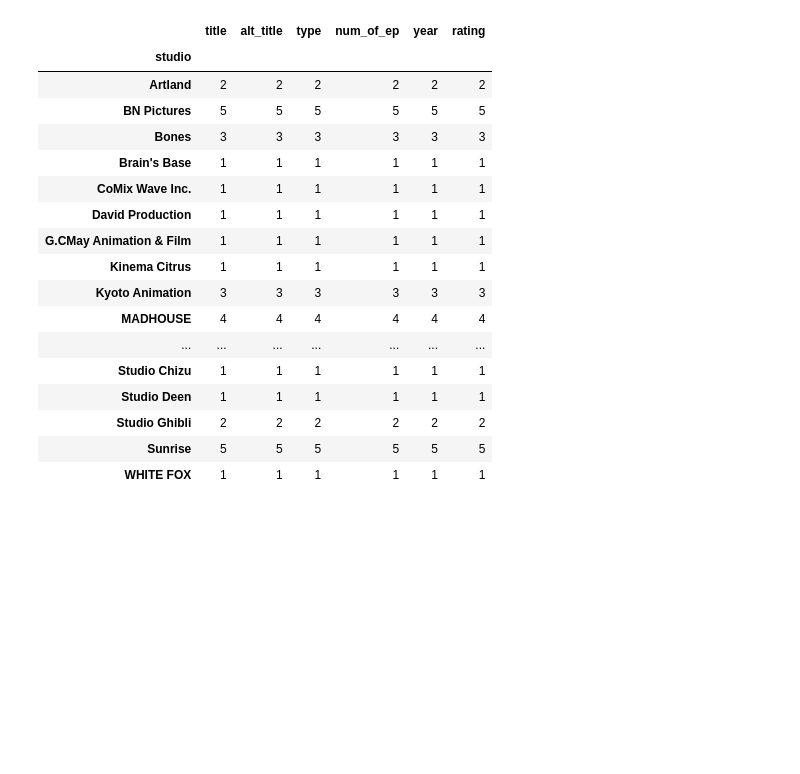
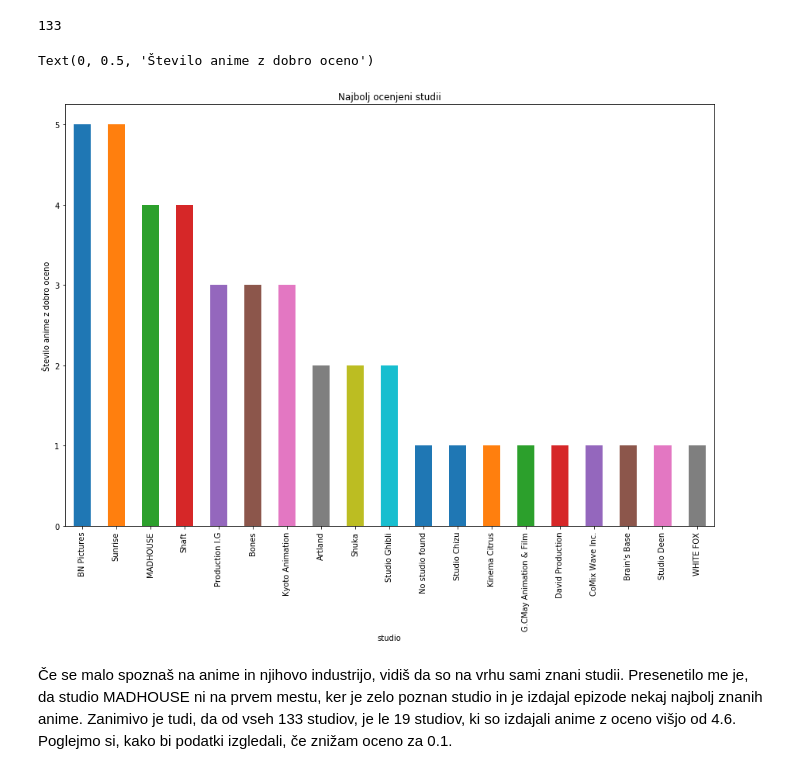
Before and after one commit to borutzupan/Analiza_podatkov, a Jupyter notebook: Analiza_podatkov_pandas.ipynb, the cells around one changed output. Saved outputs shown, nothing was run; the diff lists cells and outputs as text; code cells hidden in the pictures; blank space fills up the shorter version.

```diff
--- a/Analiza_podatkov_pandas.ipynb
+++ b/Analiza_podatkov_pandas.ipynb
@@ -18,2 +113,3 @@ pd.options.display.max_rows = 20
 # %%
-studii = anime[(anime.studio != 'No studio found') & (anime.rating >= 4.6)].sort_values('rating', ascending=True).groupby('studio')
+studii_6 = anime[anime.rating >= 4.6].groupby('studio').size().sort_values(ascending=False)
+studii_6
@@ -20,21 +134,15 @@ studii = anime[(anime.studio != 'No studio found') & (anime.rating >= 4.6)].sort
-# %%
-studii.count()
-# %% [output]
-|  | title | alt_title | type | num_of_ep | year | rating |
-| studio |  |  |  |  |  |  |
-| Artland | 2 | 2 | 2 | 2 | 2 | 2 |
-| BN Pictures | 5 | 5 | 5 | 5 | 5 | 5 |
-| Bones | 3 | 3 | 3 | 3 | 3 | 3 |
-| Brain's Base | 1 | 1 | 1 | 1 | 1 | 1 |
-| CoMix Wave Inc. | 1 | 1 | 1 | 1 | 1 | 1 |
-| David Production | 1 | 1 | 1 | 1 | 1 | 1 |
-| G.CMay Animation & Film | 1 | 1 | 1 | 1 | 1 | 1 |
-| Kinema Citrus | 1 | 1 | 1 | 1 | 1 | 1 |
-| Kyoto Animation | 3 | 3 | 3 | 3 | 3 | 3 |
-| MADHOUSE | 4 | 4 | 4 | 4 | 4 | 4 |
-| ... | ... | ... | ... | ... | ... | ... |
-| Studio Chizu | 1 | 1 | 1 | 1 | 1 | 1 |
-| Studio Deen | 1 | 1 | 1 | 1 | 1 | 1 |
-| Studio Ghibli | 2 | 2 | 2 | 2 | 2 | 2 |
-| Sunrise | 5 | 5 | 5 | 5 | 5 | 5 |
-| WHITE FOX | 1 | 1 | 1 | 1 | 1 | 1 |
+# %%
+vsi_studii = anime.groupby('studio').size()
+len(vsi_studii)
+# %% [output]
+133
+# %%
+studii_6.plot.bar()
+plt.title('Najbolj ocenjeni studii')
+plt.ylabel('Število anime z dobro oceno')
+# %% [output]
+Text(0, 0.5, 'Število anime z dobro oceno')
+[figure, added]
+# %% [markdown]
+Če se malo spoznaš na anime in njihovo industrijo, vidiš da so na vrhu sami znani studii. Presenetilo me je, da studio MADHOUSE ni na prvem mestu, ker je zelo poznan studio in je izdajal epizode nekaj najbolj znanih anime. Zanimivo je tudi, da od vseh 133 studiov, je le 19 studiov, ki so izdajali anime z oceno višjo od 4.6.
+Poglejmo si, kako bi podatki izgledali, če znižam oceno za 0.1.
```
Also changed, not shown: parts of 38 cells of this notebook.
